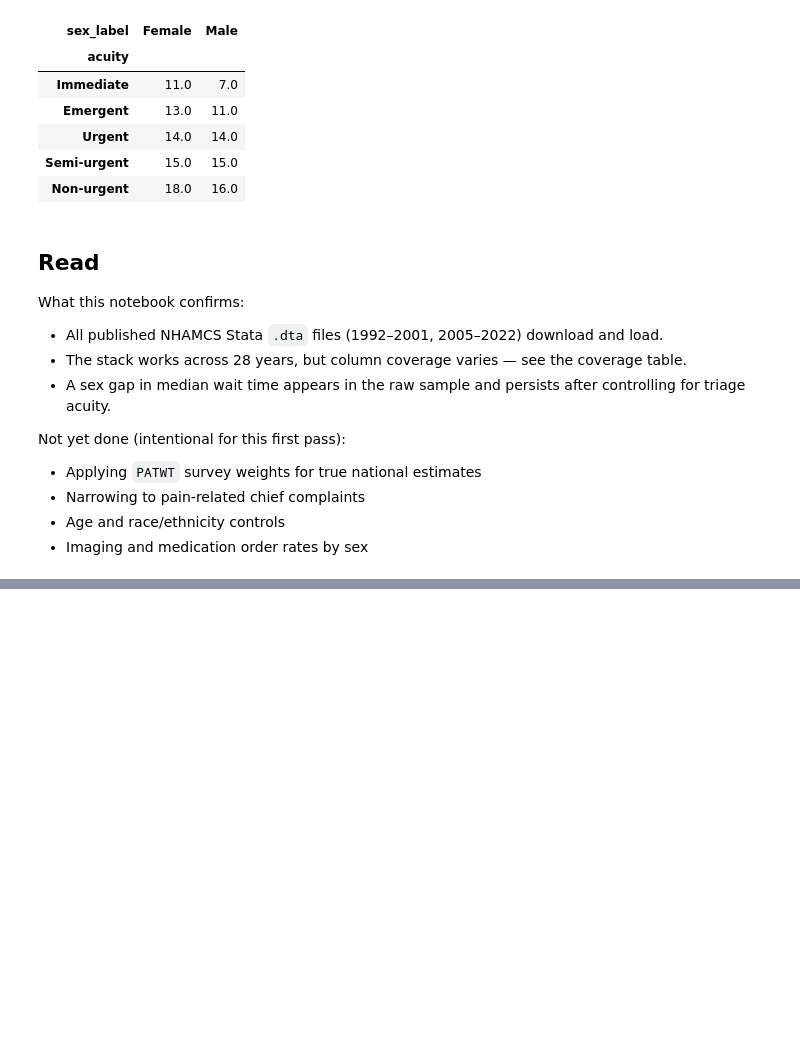
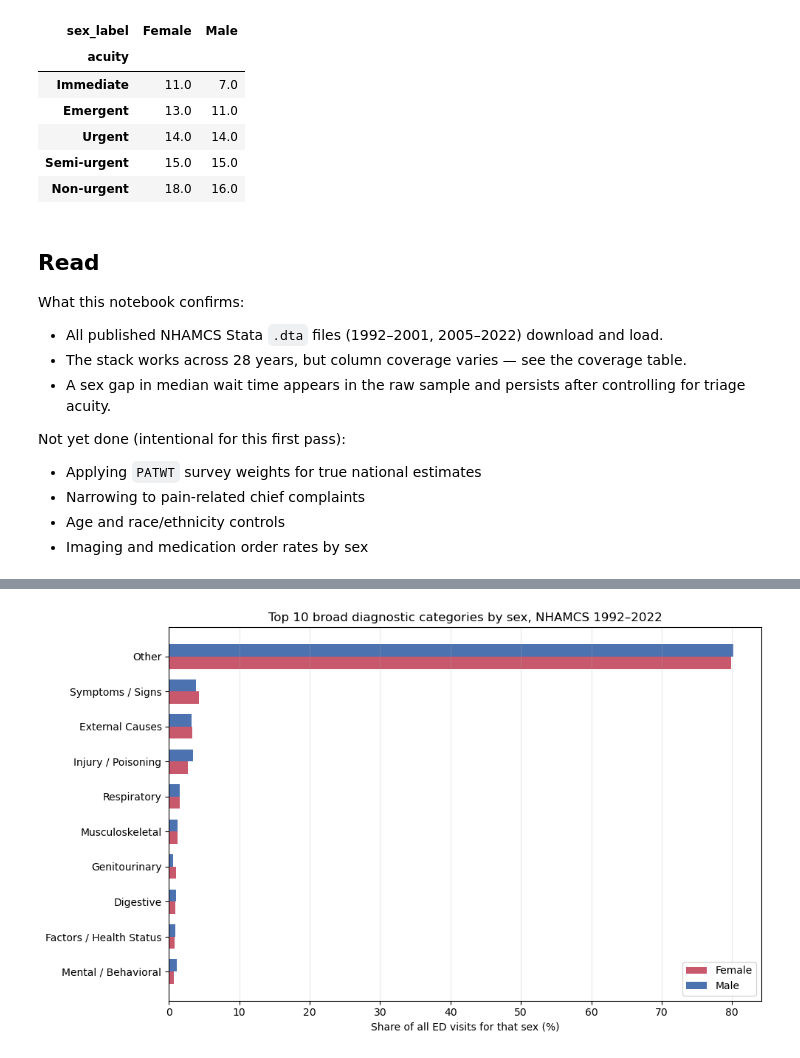
Before and after one commit to Aryan-Mi/dtu-social-data-assignments, a Jupyter notebook: assignment-final/notebooks/01_explore.ipynb, the cells around one changed output, grey strips where cells are left out. Drawn from its saved outputs; the diff is of its cells as text; code cells hidden in the pictures; blank space fills up the shorter version.

```diff
--- a/assignment-final/notebooks/01_explore.ipynb
+++ b/assignment-final/notebooks/01_explore.ipynb
@@ -348,0 +357,88 @@ Not yet done (intentional for this first pass):
+# %%
+ICD10_MAP = {
+    "A": "Infectious", "B": "Infectious",
+    "C": "Neoplasms", "D": "Neoplasms / Blood",
+    "E": "Endocrine / Metabolic",
+    "F": "Mental / Behavioral",
+    "G": "Nervous System",
+    "H": "Eye / Ear",
+    "I": "Circulatory",
+    "J": "Respiratory",
+    "K": "Digestive",
+    "L": "Skin",
+    "M": "Musculoskeletal",
+    "N": "Genitourinary",
+    "O": "Pregnancy",
+    "R": "Symptoms / Signs",
+    "S": "Injury / Poisoning", "T": "Injury / Poisoning",
+    "V": "External Causes", "W": "External Causes",
+    "X": "External Causes", "Y": "External Causes",
+    "Z": "Factors / Health Status",
+}
+
+
+def diag_category(raw):
+    s = str(raw).strip().upper()
+    if not s or s in ("NAN", ".", ""):
+        return np.nan
+    if s[0].isalpha():
+        return ICD10_MAP.get(s[0], "Other")
+    try:
+        n = float(s)
+        if 1 <= n <= 139:   return "Infectious"
+        if 140 <= n <= 239: return "Neoplasms"
+        if 240 <= n <= 279: return "Endocrine / Metabolic"
+        if 280 <= n <= 289: return "Neoplasms / Blood"
+        if 290 <= n <= 319: return "Mental / Behavioral"
+        if 320 <= n <= 389: return "Nervous System"
+        if 390 <= n <= 459: return "Circulatory"
+        if 460 <= n <= 519: return "Respiratory"
+        if 520 <= n <= 579: return "Digestive"
+        if 580 <= n <= 629: return "Genitourinary"
+        if 630 <= n <= 679: return "Pregnancy"
+        if 680 <= n <= 709: return "Skin"
+        if 710 <= n <= 739: return "Musculoskeletal"
+        if 760 <= n <= 799: return "Symptoms / Signs"
+        if 800 <= n <= 999: return "Injury / Poisoning"
+    except ValueError:
+        pass
+    return "Other"
+
+
+diag = data.dropna(subset=["sex_label", "DIAG1"]).copy()
+diag["category"] = diag["DIAG1"].apply(diag_category)
+diag = diag.dropna(subset=["category"])
+
+# Share of visits in each category, per sex
+cat_pct = (
+    diag.groupby(["sex_label", "category"])
+    .size()
+    .unstack("sex_label")
+    .fillna(0)
+)
+cat_pct = cat_pct.div(cat_pct.sum()).mul(100)  # column-wise % of all visits
+
+# Keep the 10 categories with the highest combined share
+top10 = cat_pct.sum(axis=1).nlargest(10).index
+cat_pct = cat_pct.loc[top10].sort_values("Female", ascending=True)
+
+fig, ax = plt.subplots(figsize=(10, 6))
+y = np.arange(len(cat_pct))
+h = 0.35
+ax.barh(y - h / 2, cat_pct["Female"], h, color="#c8586c", label="Female")
+ax.barh(y + h / 2, cat_pct["Male"],   h, color="#4c72b0", label="Male")
+ax.set_yticks(y)
+ax.set_yticklabels(cat_pct.index)
+ax.set_xlabel("Share of all ED visits for that sex (%)")
+ax.set_title("Top 10 broad diagnostic categories by sex, NHAMCS 1992–2022")
+ax.legend()
+ax.grid(axis="x", alpha=0.3)
+plt.tight_layout()
+plt.show()
+
+# Numeric summary: female share minus male share (pp)
+diff = (cat_pct["Female"] - cat_pct["Male"]).sort_values(ascending=False)
+print("Female − Male share (percentage points), top 10 categories:")
+print(diff.round(2).to_string())
+# %% [output]
+[figure, added]
```
Also changed, not shown: parts of 11 cells of this notebook, 1 other file.
